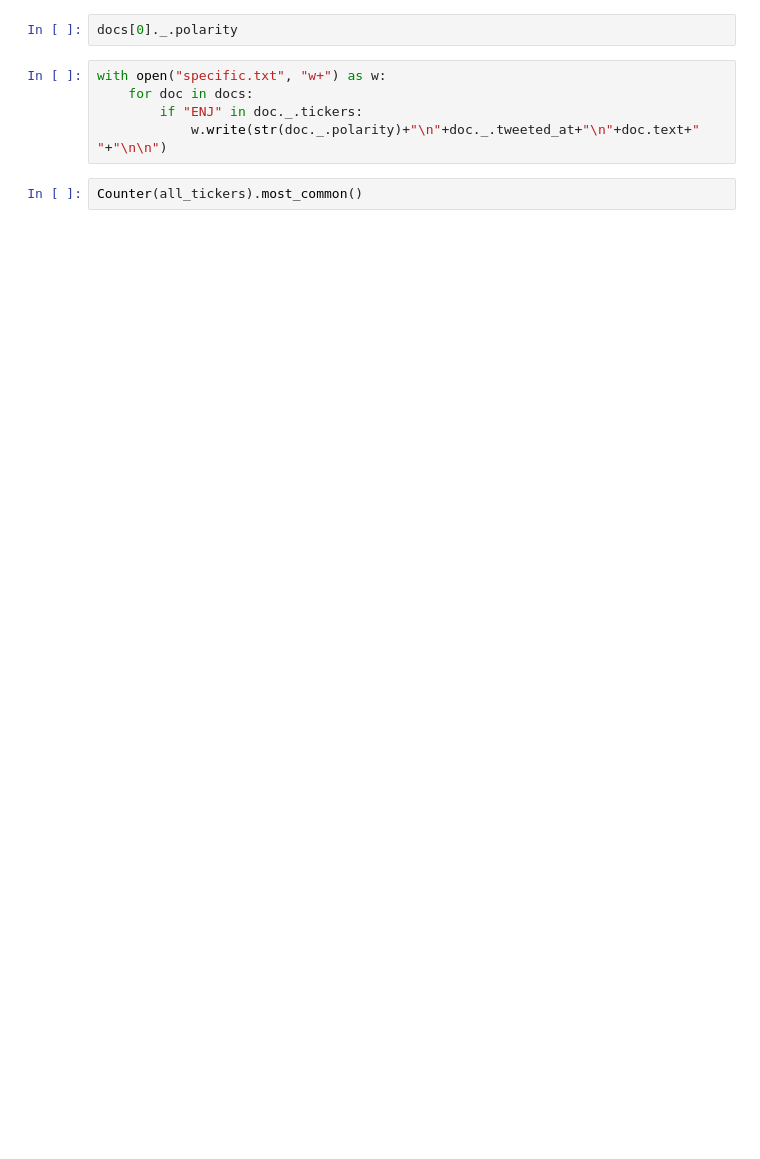
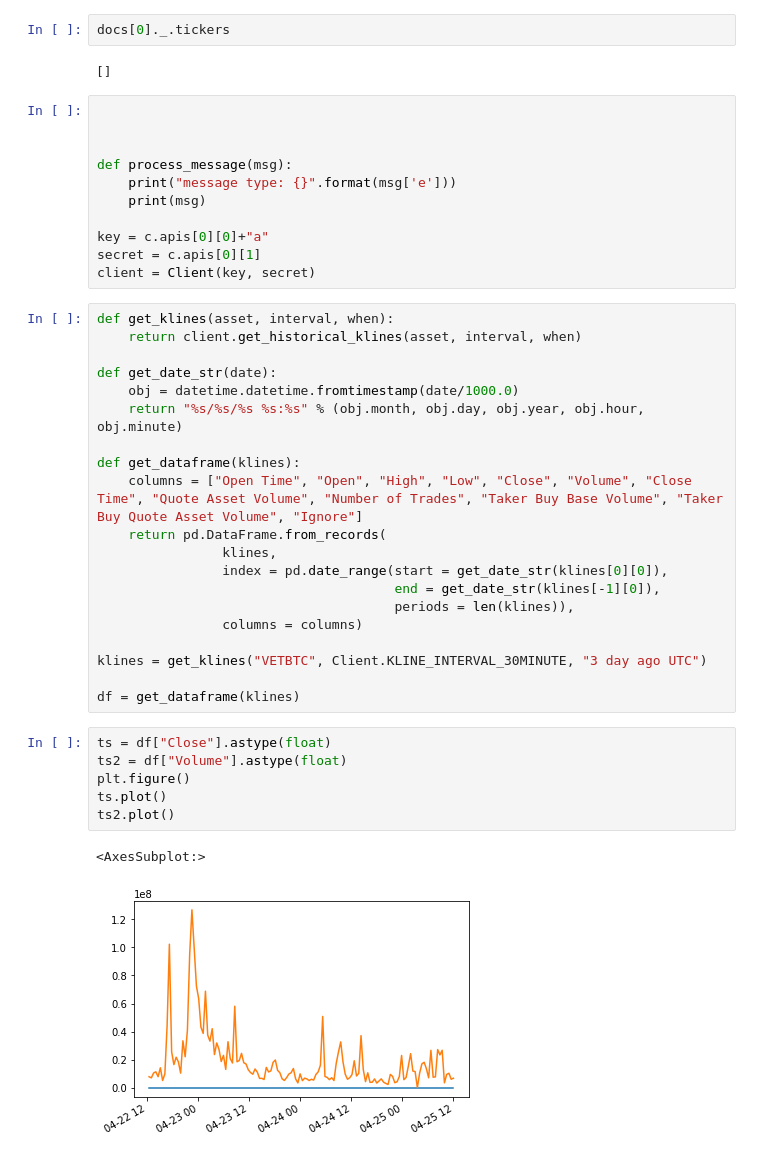
Before and after one commit to Empyr3an/Artha, a Jupyter notebook: notebooks/tweet_analysis.ipynb, the cells around one changed output. Drawn from its saved outputs; the diff is of its cells as text; blank space fills up the shorter version.

```diff
--- a/notebooks/tweet_analysis.ipynb
+++ b/notebooks/tweet_analysis.ipynb
@@ -50,9 +88,44 @@ with open("senti.txt", "w+") as w:
 # %%
-docs[0]._.polarity
+docs[0]._.tickers
+# %% [output]
+[]
-# %%
-with open("specific.txt", "w+") as w:
-    for doc in docs:
-        if "ENJ" in doc._.tickers:
-            w.write(str(doc._.polarity)+"\n"+doc._.tweeted_at+"\n"+doc.text+" "+"\n\n")
-# %%
-Counter(all_tickers).most_common()
+# %%
+
+
+
+def process_message(msg):
+    print("message type: {}".format(msg['e']))
+    print(msg)
+
+key = c.apis[0][0]+"a"
+secret = c.apis[0][1]
+client = Client(key, secret)
+# %%
+def get_klines(asset, interval, when):
+    return client.get_historical_klines(asset, interval, when)
+
+def get_date_str(date):
+    obj = datetime.datetime.fromtimestamp(date/1000.0)
+    return "%s/%s/%s %s:%s" % (obj.month, obj.day, obj.year, obj.hour, obj.minute)
+
+def get_dataframe(klines):
+    columns = ["Open Time", "Open", "High", "Low", "Close", "Volume", "Close Time", "Quote Asset Volume", "Number of Trades", "Taker Buy Base Volume", "Taker Buy Quote Asset Volume", "Ignore"]
+    return pd.DataFrame.from_records(
+                klines,
+                index = pd.date_range(start = get_date_str(klines[0][0]),
+                                      end = get_date_str(klines[-1][0]),
+                                      periods = len(klines)),
+                columns = columns)
+
+klines = get_klines("VETBTC", Client.KLINE_INTERVAL_30MINUTE, "3 day ago UTC")
+
+df = get_dataframe(klines)
+# %%
+ts = df["Close"].astype(float)
+ts2 = df["Volume"].astype(float)
+plt.figure()
+ts.plot()
+ts2.plot()
+# %% [output]
+<AxesSubplot:>
+[figure, added]
```
Also changed, not shown: parts of 6 cells of this notebook, 1 other file.
